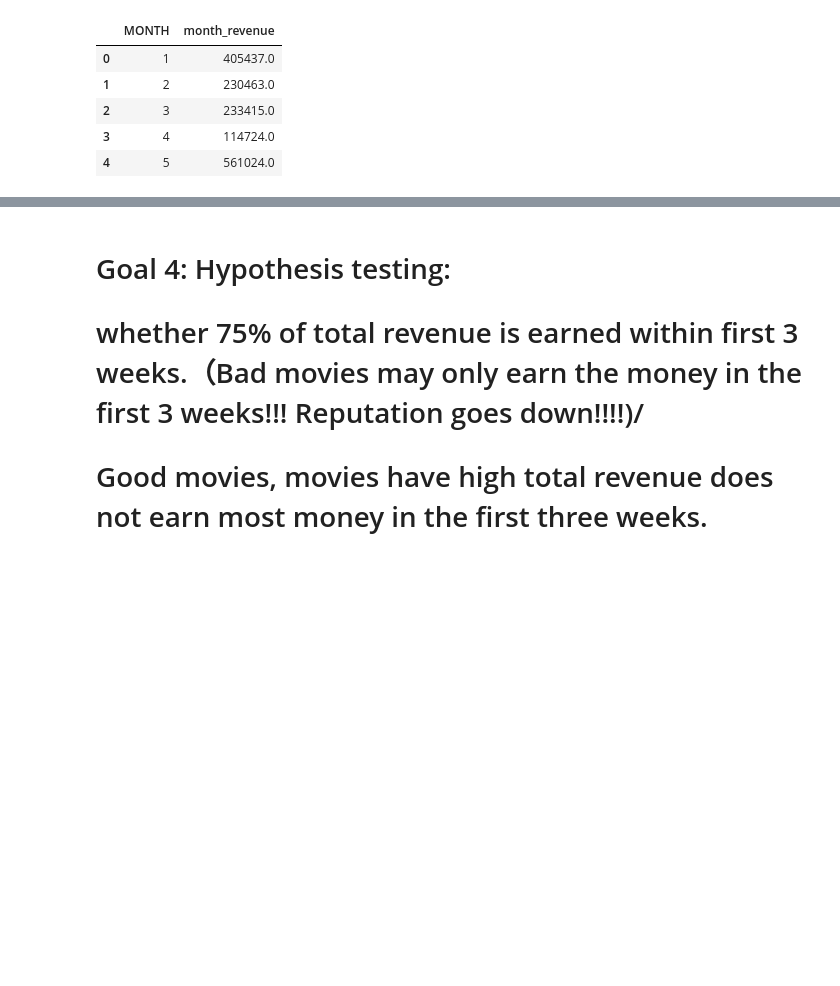
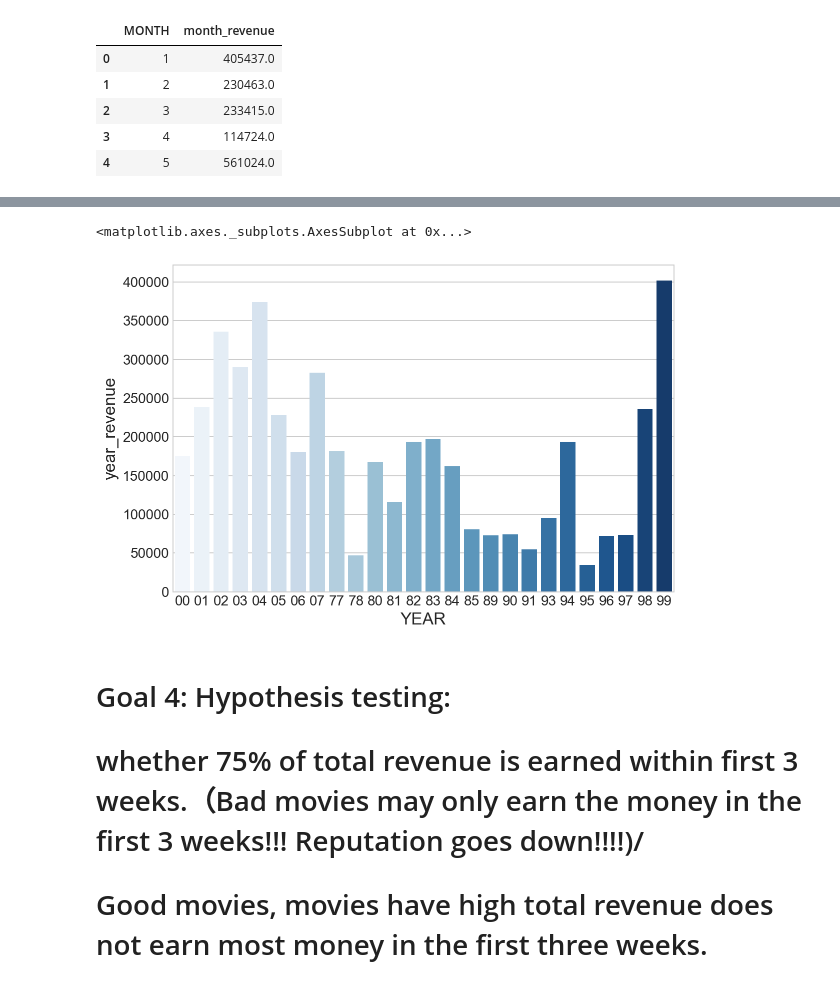
Before and after one commit to sososummer88/popcorn-project, a Jupyter notebook: popcorn.ipynb, the cells around one changed output, grey strips where cells are left out. Cells and saved outputs as stored; diff of their text form; code cells hidden in the pictures; blank space fills up the shorter version.

```diff
--- a/popcorn.ipynb
+++ b/popcorn.ipynb
@@ -195,0 +212,5 @@ movies.head()
+# %%
+year_revenue=movies.groupby('YEAR')['WEEKEND_PER_THEATER'].sum().reset_index()
+year_revenue=year_revenue.sort_values('YEAR')
+year_revenue.rename(columns={'WEEKEND_PER_THEATER':'year_revenue'}, inplace=True)
+year_revenue.head(5)
@@ -227,3 +268,8 @@ plt.title('Monthly Revenue');
+# %%
+sns.barplot(data=year_revenue, x='YEAR', y='year_revenue', palette="Blues", ci=None)
+# %% [output]
+<matplotlib.axes._subplots.AxesSubplot at 0x...>
+[figure, added]
 # %% [markdown]
 # Goal 4: Hypothesis testing:
 # whether 75% of total revenue is earned within first 3 weeks.（Bad movies may only earn the money in the first 3 weeks!!! Reputation goes down!!!!)/
```
Also changed, not shown: parts of 8 cells of this notebook.
